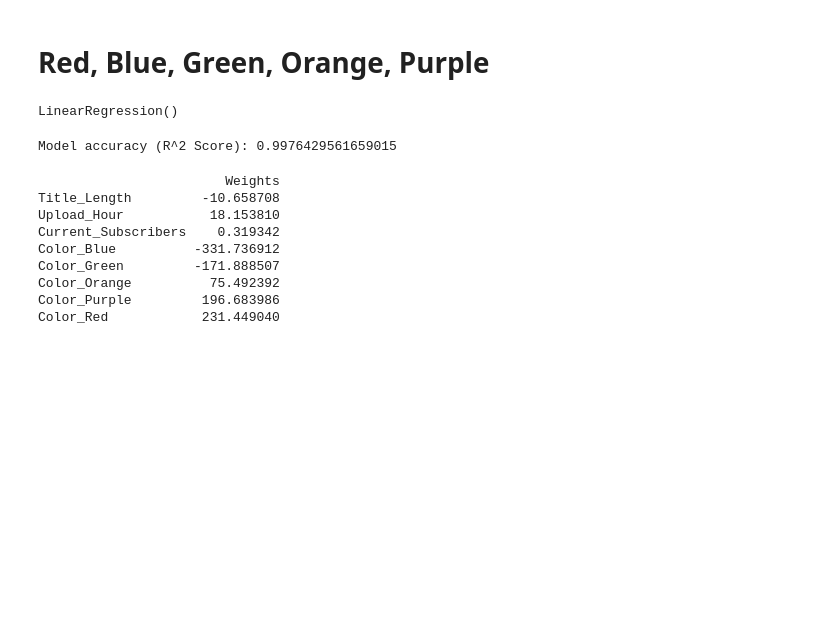
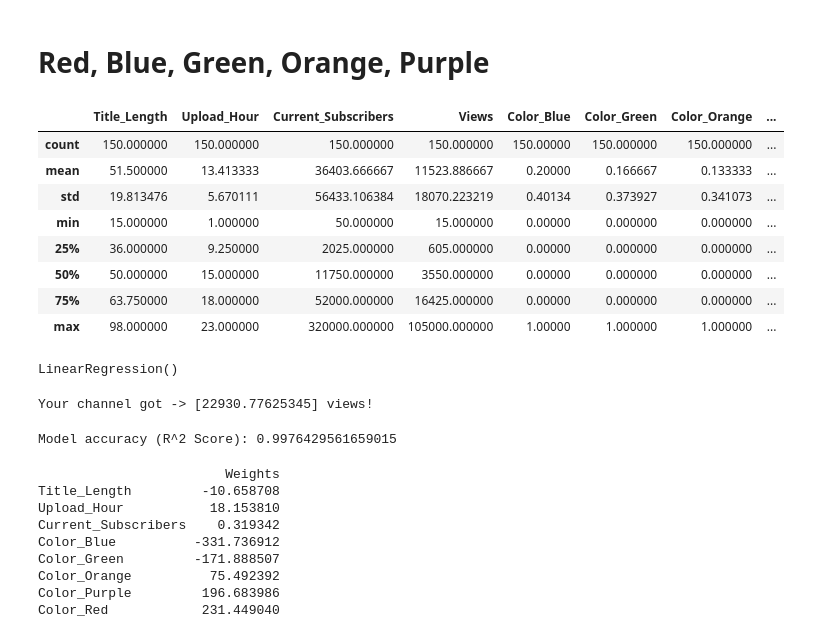
Before and after one commit to Kas-sim/my_python, a Jupyter notebook: ML Projects/trending_detector.ipynb, the cells around one changed output. Cells and saved outputs as stored; diff of their text form; code cells hidden in the pictures; blank space fills up the shorter version.

```diff
--- a/ML Projects/trending_detector.ipynb
+++ b/ML Projects/trending_detector.ipynb
@@ -19,7 +19,17 @@ upd_df = pd.concat( [ new_df.drop('Thumbnail_Color', axis=1), color_df ], axis=1
 
 # print(upd_df)
 # %%
-# upd_df.describe()
+upd_df.describe()
+# %% [output]
+|  | Title_Length | Upload_Hour | Current_Subscribers | Views | Color_Blue | Color_Green | Color_Orange | ... |
+| count | 150.000000 | 150.000000 | 150.000000 | 150.000000 | 150.00000 | 150.000000 | 150.000000 | ... |
+| mean | 51.500000 | 13.413333 | 36403.666667 | 11523.886667 | 0.20000 | 0.166667 | 0.133333 | ... |
+| std | 19.813476 | 5.670111 | 56433.106384 | 18070.223219 | 0.40134 | 0.373927 | 0.341073 | ... |
+| min | 15.000000 | 1.000000 | 50.000000 | 15.000000 | 0.00000 | 0.000000 | 0.000000 | ... |
+| 25% | 36.000000 | 9.250000 | 2025.000000 | 605.000000 | 0.00000 | 0.000000 | 0.000000 | ... |
+| 50% | 50.000000 | 15.000000 | 11750.000000 | 3550.000000 | 0.00000 | 0.000000 | 0.000000 | ... |
+| 75% | 63.750000 | 18.000000 | 52000.000000 | 16425.000000 | 0.00000 | 0.000000 | 0.000000 | ... |
+| max | 98.000000 | 23.000000 | 320000.000000 | 105000.000000 | 1.00000 | 1.000000 | 1.000000 | ... |
 # %%
 
 X = upd_df.drop('Views', axis=1)
@@ -37,5 +48,11 @@ model.fit(X_train, y_train)
 # %% [output]
 LinearRegression()
+# %%
+X_test = [[ 14, 16, 70000, 0, 0, 1, 0, 1]]
+y_test = model.predict(X_test)
+print(f"Your channel got -> {y_test} views!")
+# %% [output]
+Your channel got -> [22930.77625345] views!
 # %%
 accuracy = model.score(X_test, y_test)
 print(f"Model accuracy (R^2 Score): {accuracy}")
```
Also changed, not shown: parts of 1 cell of this notebook.
